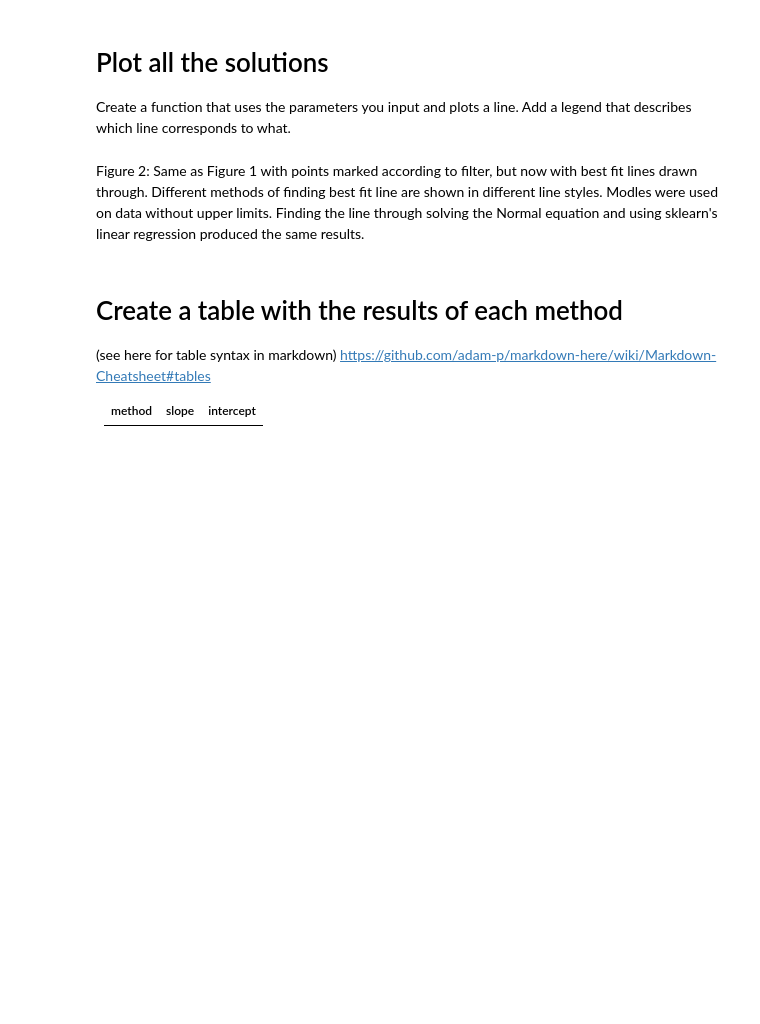
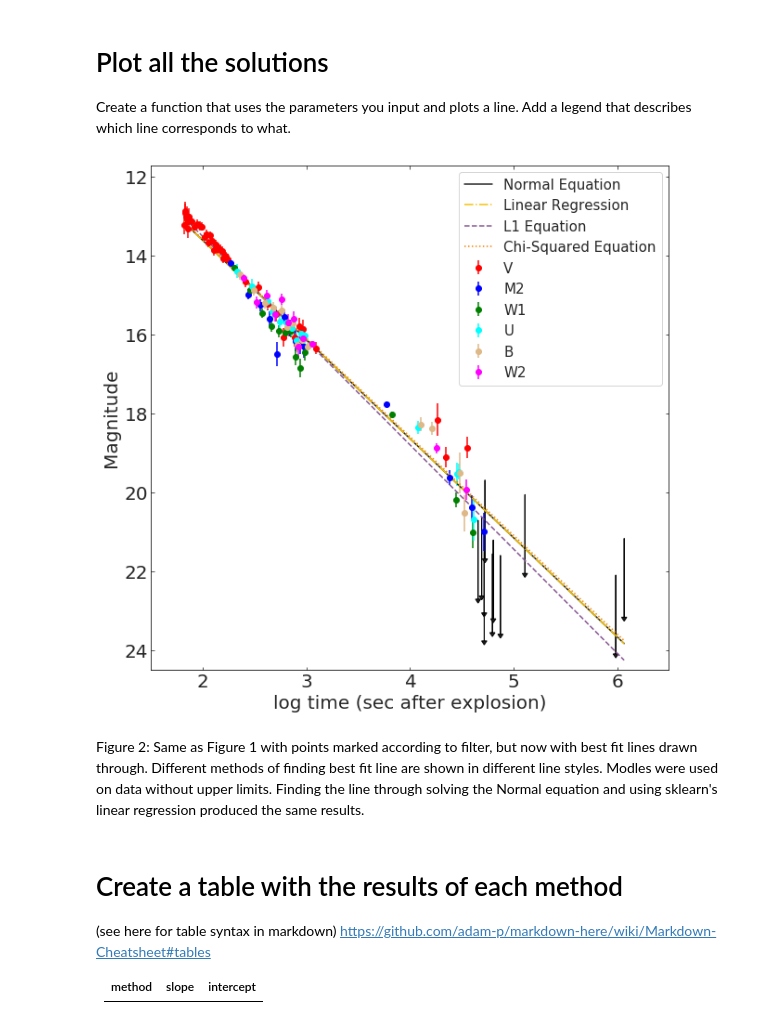
Before and after one commit to Marrs-jin/MLTSA_AMarrs, a Jupyter notebook: HW1/HW1.ipynb, the cells around one changed output. Cells and saved outputs as stored; diff of their text form; code cells hidden in the pictures; blank space fills up the shorter version.

```diff
--- a/HW1/HW1.ipynb
+++ b/HW1/HW1.ipynb
@@ -231,34 +292,36 @@ plotline(l1Solution.x[1],l1Solution.x[0],"L1 Equation",'--')
 #minimize chi2
 plotline(chi2Solution.x[1],chi2Solution.x[0],"Chi-Squared Equation",':')
 
 clrcount = 0
 #list of clrs I want to use
 clrs = ['red','blue','green','cyan','burlywood','magenta']
-for f in grbAG["filter"].unique():
+for f in grbtxt["filter"].unique():
     mags = grbtxt.loc[grbtxt['filter']==f,'mag']
     logt = grbtxt.loc[grbtxt['filter']==f,'logtime']
     error = grbtxt.loc[grbtxt['filter']==f,'magerr']
     #pl.scatter(logt,mags)
     pl.errorbar(logt,mags,yerr = error,fmt='o',color=clrs[clrcount],label = f)
     clrcount += 1
 
 #upperlimit == 1 is for last elements of the data array. They have missing magnitudes
 #.loc[i] pulls up data for that index
 #arrow works from x,y to dx,dy. so dx = 0, dy = 2.
 for i in grbtxt[grbtxt.upperlimit==1].index:
     pl.arrow(grbtxt.loc[i].logtime,
              grbtxt.loc[i].magerr,
              0, 2, head_width = 0.05, head_length = 0.1, ec = 'k')
 
 
 
 pl.ylim(24.5,11.7)
 pl.xlim(1.5, 6.5)
 pl.legend(prop={'size': 15})
 
 
 pl.ylabel("Magnitude", fontsize=20)
 pl.xlabel("log time (sec after explosion)", fontsize=20);
+# %% [output]
+[figure, added]
 # %% [markdown]
 Figure 2: Same as Figure 1 with points marked according to filter, but now with best fit lines drawn through. Different methods of finding best fit line are shown in different line styles. Modles were used on data without upper limits. Finding the line through solving the Normal equation and using sklearn's linear regression produced the same results.
 # %% [markdown]
```
Also changed, not shown: parts of 13 cells of this notebook.
